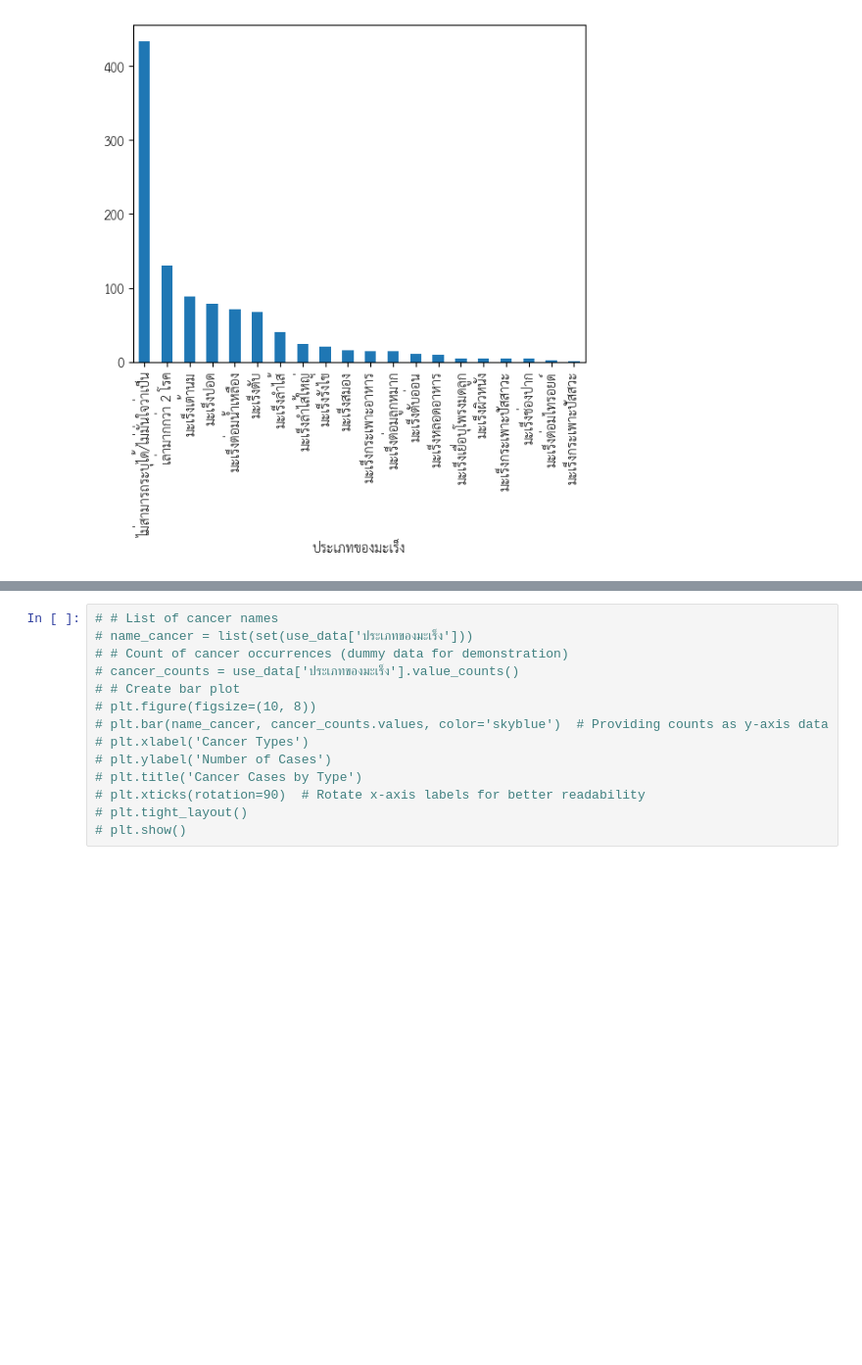
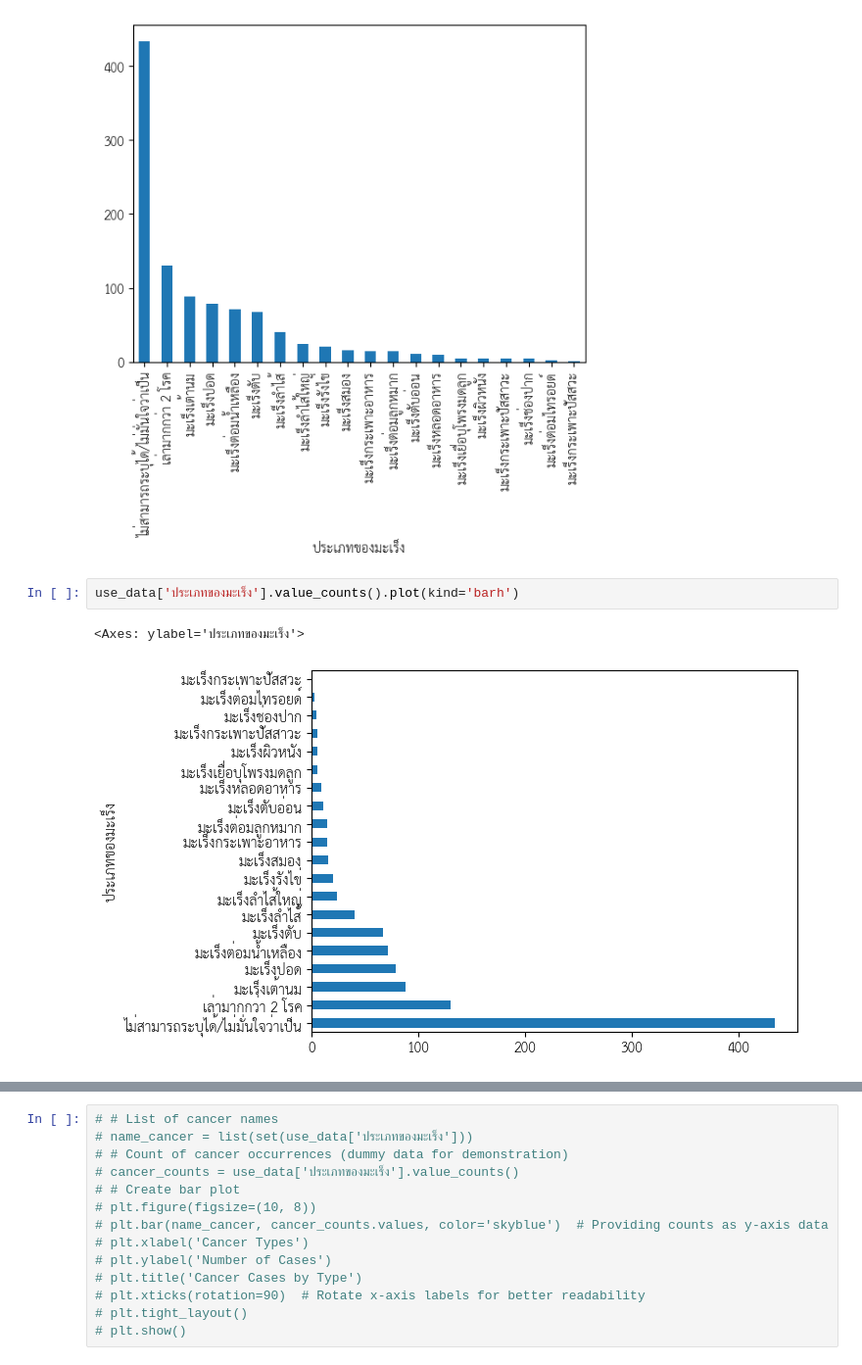
Before and after one commit to MOOwuttichai/Cancer_Social_Listening, a Jupyter notebook: เเยกมะเร็ง+เพศ.ipynb, the cells around one changed output, grey strips where cells are left out. Shown: that part at 98% size. Drawn from its saved outputs; the diff is of its cells as text; blank space fills up the shorter version.

Commit message:
Data Viz

```diff
--- a/เเยกมะเร็ง+เพศ.ipynb
+++ b/เเยกมะเร็ง+เพศ.ipynb
@@ -439,3 +439,8 @@ use_data['ประเภทของมะเร็ง'].value_counts().plot(ki
 # %% [output]
 <Axes: xlabel='ประเภทของมะเร็ง'>
 [figure]
+# %%
+use_data['ประเภทของมะเร็ง'].value_counts().plot(kind='barh')
+# %% [output]
+<Axes: ylabel='ประเภทของมะเร็ง'>
+[figure, added]
```
Also changed, not shown: parts of 2 cells of this notebook.
